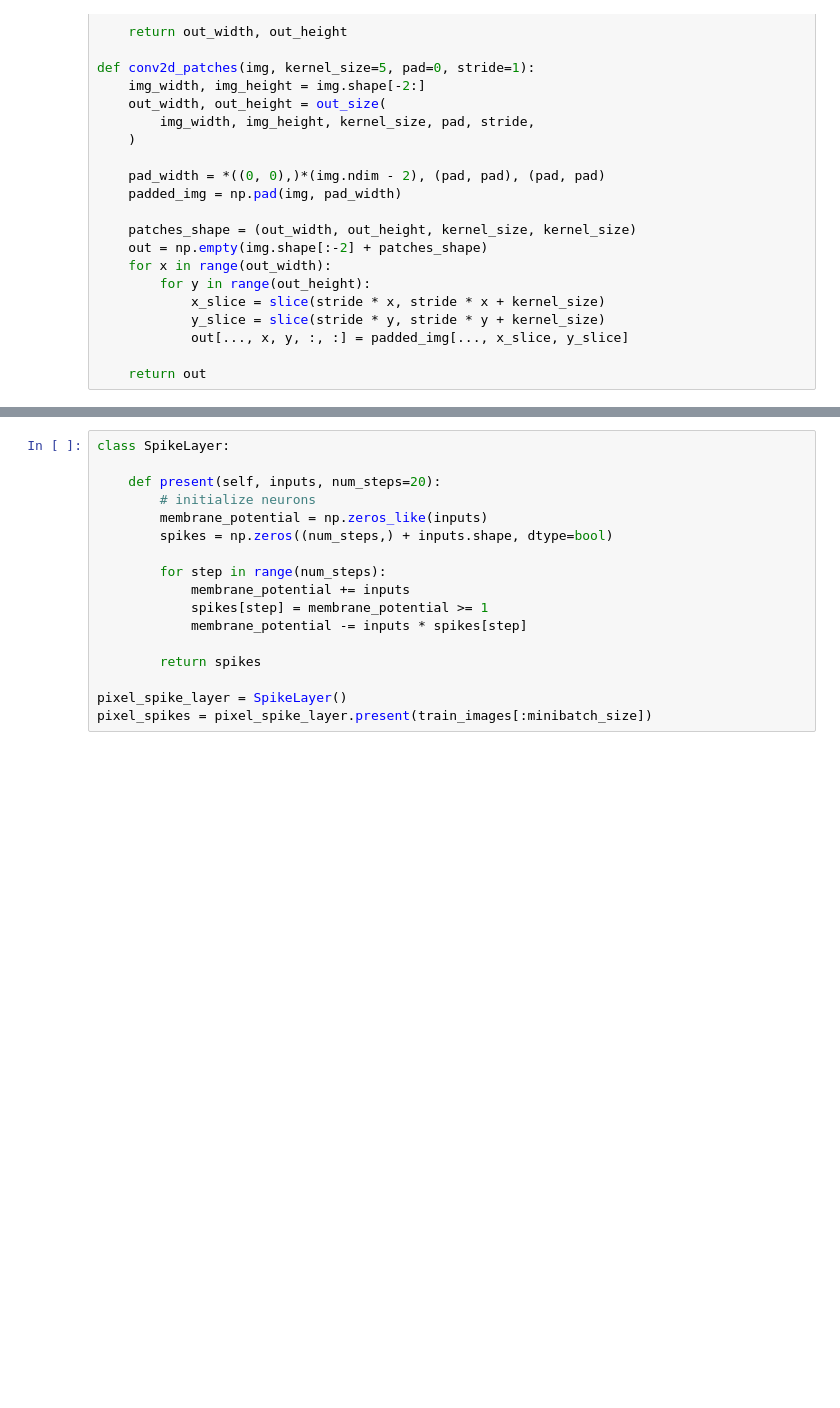
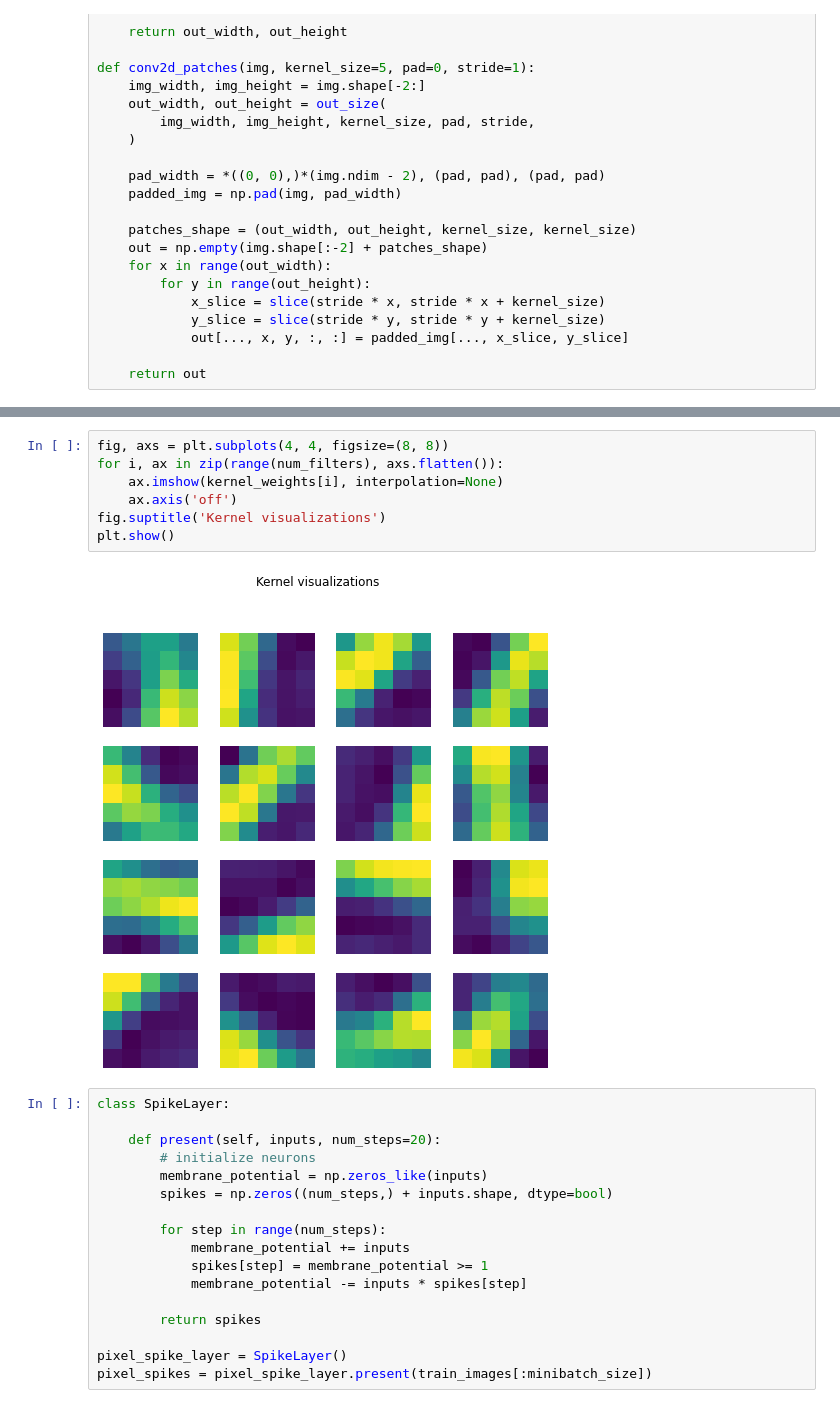
Before and after one commit to nnistelrooij/NeuroComp, a Jupyter notebook: SNN.ipynb, the cells around one changed output, grey strips where cells are left out. Drawn from its saved outputs; the diff is of its cells as text; blank space fills up the shorter version.

```diff
--- a/SNN.ipynb
+++ b/SNN.ipynb
@@ -110,3 +111,12 @@ kernel_weights2 = 2 * (kernel_weights2 - 0.5)
+# %%
+fig, axs = plt.subplots(4, 4, figsize=(8, 8))
+for i, ax in zip(range(num_filters), axs.flatten()):
+    ax.imshow(kernel_weights[i], interpolation=None)
+    ax.axis('off')
+fig.suptitle('Kernel visualizations')
+plt.show()
+# %% [output]
+[figure, added]
 # %%
 class SpikeLayer:
 
```
Also changed, not shown: parts of 11 cells of this notebook.
